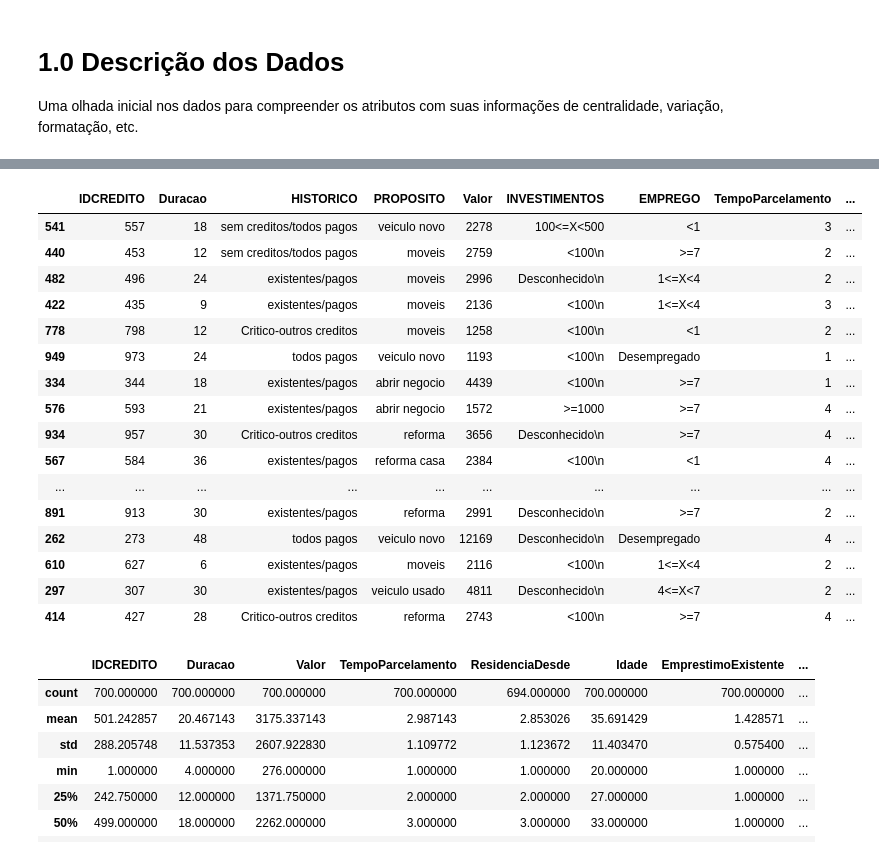
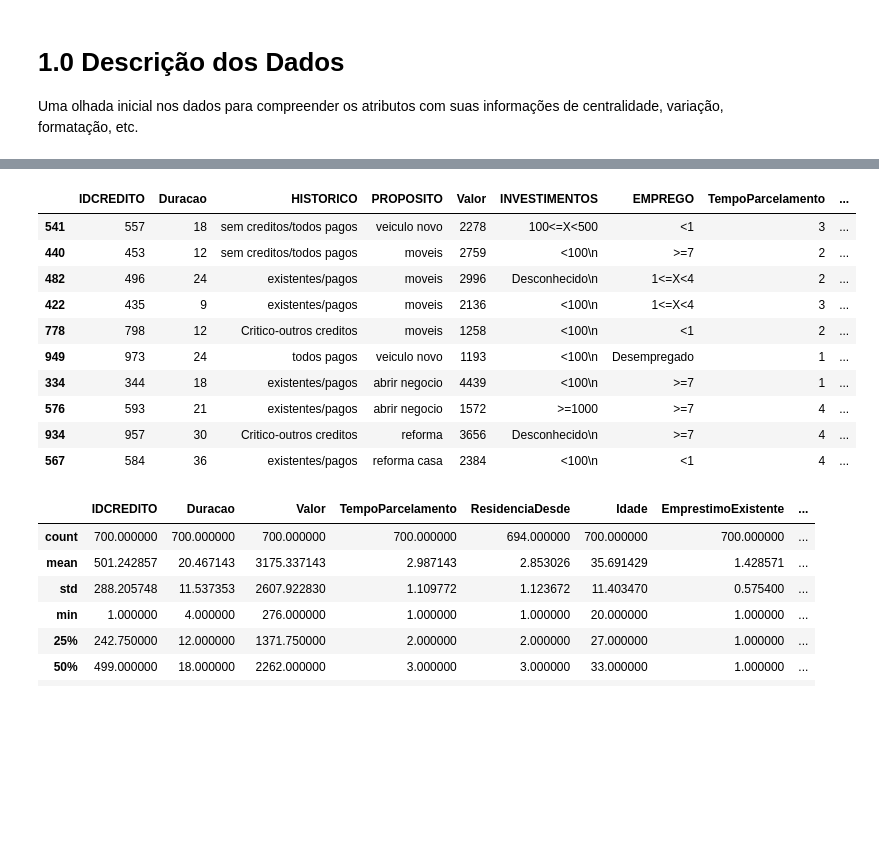
Before and after one commit to brunosantos4/Credito, a Jupyter notebook: projeto_credito.ipynb, the cells around one changed output, grey strips where cells are left out. Saved outputs shown, nothing was run; the diff lists cells and outputs as text; code cells hidden in the pictures; blank space fills up the shorter version.

```diff
--- a/projeto_credito.ipynb
+++ b/projeto_credito.ipynb
@@ -113,25 +156,19 @@ Uma olhada inicial nos dados para compreender os atributos com suas informaçõe
 # %%
 df1 = df.copy()
 # %%
-df1
+df1.head(10)
 # %% [output]
 |  | IDCREDITO | Duracao | HISTORICO | PROPOSITO | Valor | INVESTIMENTOS | EMPREGO | TempoParcelamento | ... |
 | 541 | 557 | 18 | sem creditos/todos pagos | veiculo novo | 2278 | 100<=X<500 | <1 | 3 | ... |
 | 440 | 453 | 12 | sem creditos/todos pagos | moveis | 2759 | <100\n | >=7 | 2 | ... |
 | 482 | 496 | 24 | existentes/pagos | moveis | 2996 | Desconhecido\n | 1<=X<4 | 2 | ... |
 | 422 | 435 | 9 | existentes/pagos | moveis | 2136 | <100\n | 1<=X<4 | 3 | ... |
 | 778 | 798 | 12 | Critico-outros creditos | moveis | 1258 | <100\n | <1 | 2 | ... |
 | 949 | 973 | 24 | todos pagos | veiculo novo | 1193 | <100\n | Desempregado | 1 | ... |
 | 334 | 344 | 18 | existentes/pagos | abrir negocio | 4439 | <100\n | >=7 | 1 | ... |
 | 576 | 593 | 21 | existentes/pagos | abrir negocio | 1572 | >=1000 | >=7 | 4 | ... |
 | 934 | 957 | 30 | Critico-outros creditos | reforma | 3656 | Desconhecido\n | >=7 | 4 | ... |
 | 567 | 584 | 36 | existentes/pagos | reforma casa | 2384 | <100\n | <1 | 4 | ... |
-| ... | ... | ... | ... | ... | ... | ... | ... | ... | ... |
-| 891 | 913 | 30 | existentes/pagos | reforma | 2991 | Desconhecido\n | >=7 | 2 | ... |
-| 262 | 273 | 48 | todos pagos | veiculo novo | 12169 | Desconhecido\n | Desempregado | 4 | ... |
-| 610 | 627 | 6 | existentes/pagos | moveis | 2116 | <100\n | 1<=X<4 | 2 | ... |
-| 297 | 307 | 30 | existentes/pagos | veiculo usado | 4811 | Desconhecido\n | 4<=X<7 | 2 | ... |
-| 414 | 427 | 28 | Critico-outros creditos | reforma | 2743 | <100\n | >=7 | 4 | ... |
 # %%
 df1.describe()
 # %% [output]
```
Also changed, not shown: parts of 62 cells of this notebook, 1 other file.
